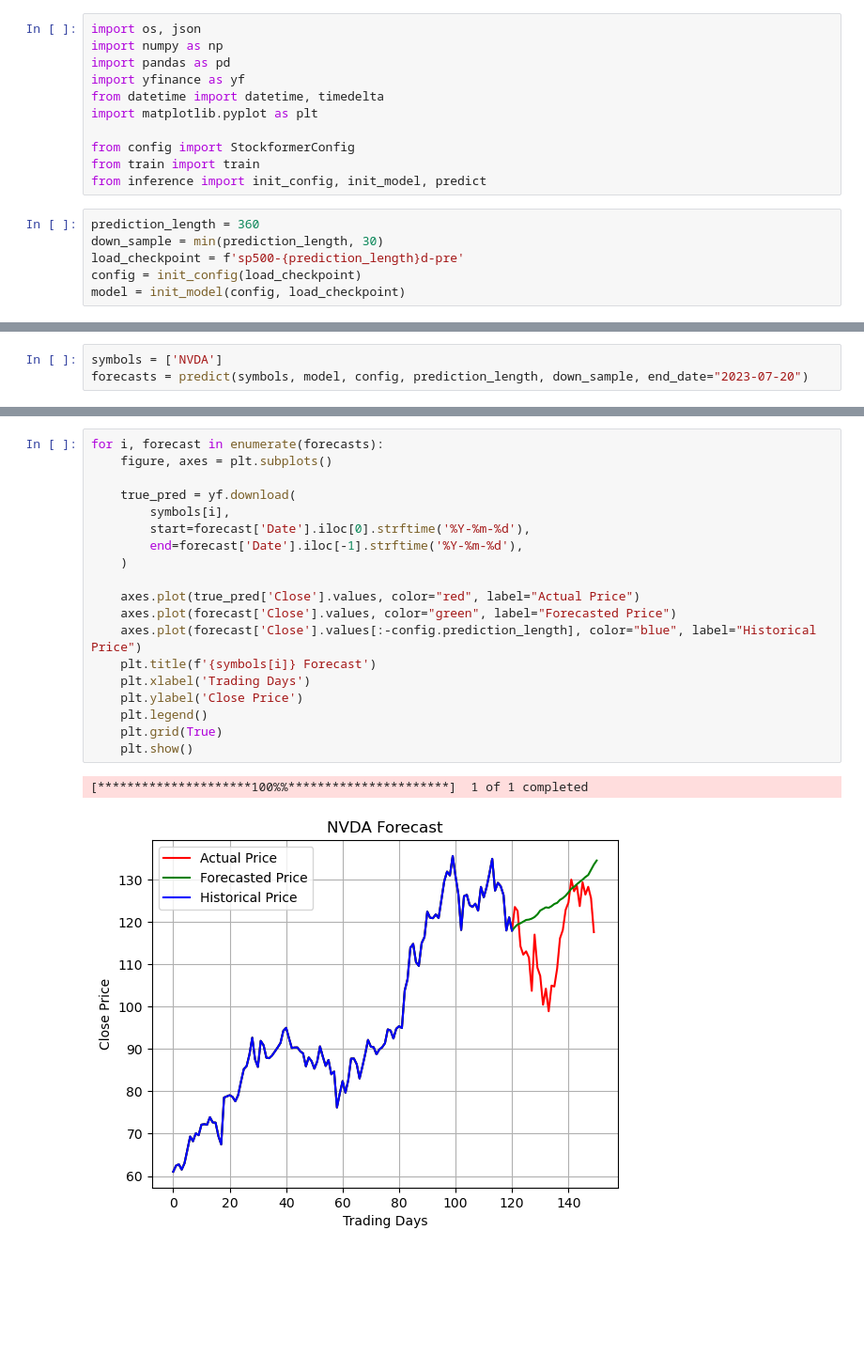
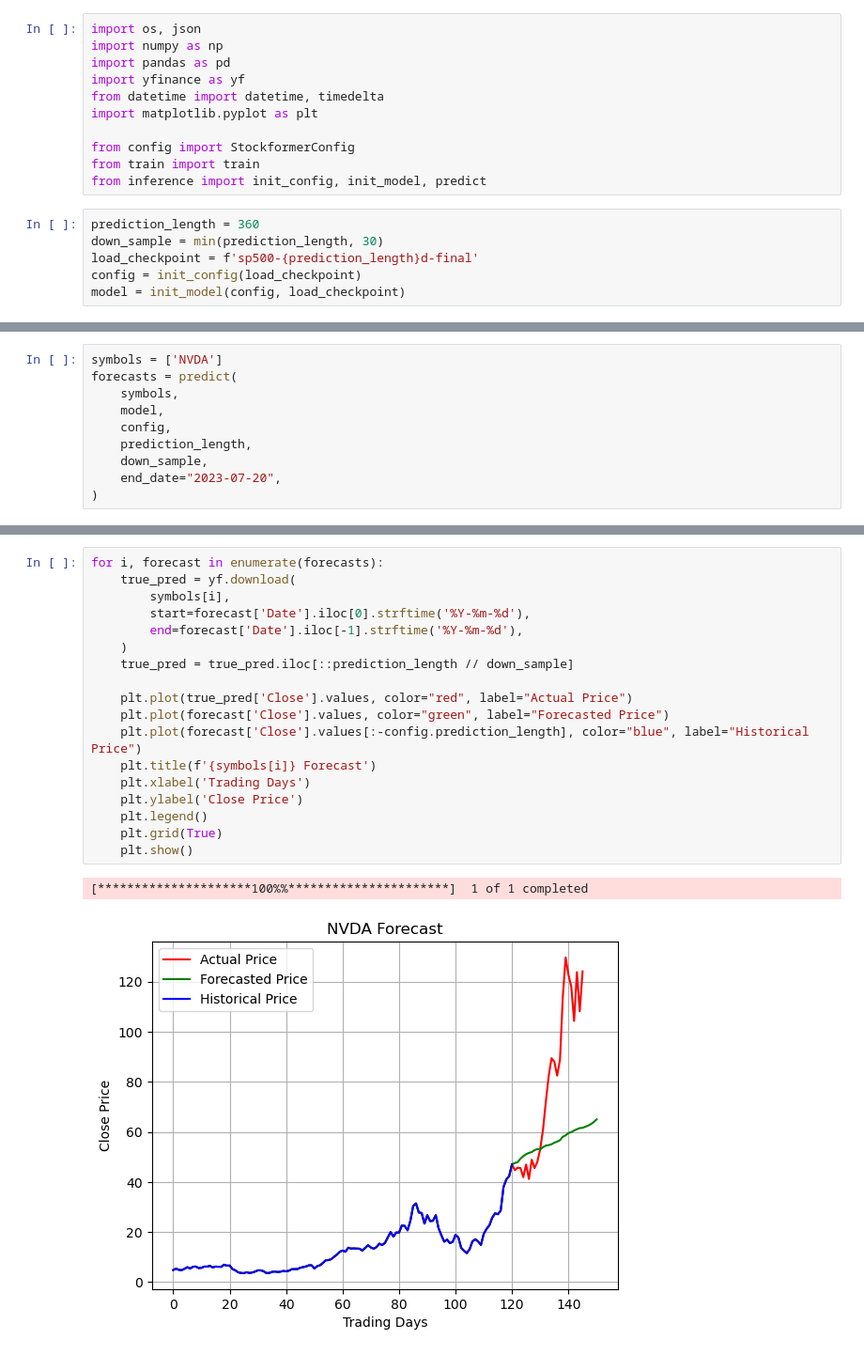
Before and after one commit to maningtian/Ningtian-Ma, a Jupyter notebook: code/stockformer/eval.ipynb, the cells around one changed output, grey strips where cells are left out. Shown: that part at 94% size. Cells and saved outputs as stored; diff of their text form; blank space fills up the shorter version.

```diff
--- a/code/stockformer/eval.ipynb
+++ b/code/stockformer/eval.ipynb
@@ -12,7 +12,7 @@ from inference import init_config, init_model, predict
 # %%
 prediction_length = 360
 down_sample = min(prediction_length, 30)
-load_checkpoint = f'sp500-{prediction_length}d-pre'
+load_checkpoint = f'sp500-{prediction_length}d-final'
 config = init_config(load_checkpoint)
 model = init_model(config, load_checkpoint)
 # %% [output]
@@ -21,5 +21,12 @@ Loading model checkpoint from path: /home/rajath/nvidia-workbench/stocker/portfo
 # %%
 symbols = ['NVDA']
-forecasts = predict(symbols, model, config, prediction_length, down_sample, end_date="2023-07-20")
+forecasts = predict(
+    symbols,
+    model,
+    config,
+    prediction_length,
+    down_sample,
+    end_date="2023-07-20",
+)
 # %% [output]
 [*********************100%%**********************]  1 of 1 completed
@@ -27,22 +49,21 @@ ValueError: input length 120 and time feature lengths 1729 does not match
 # %%
 for i, forecast in enumerate(forecasts):
-    figure, axes = plt.subplots()
-
     true_pred = yf.download(
         symbols[i],
         start=forecast['Date'].iloc[0].strftime('%Y-%m-%d'),
         end=forecast['Date'].iloc[-1].strftime('%Y-%m-%d'),
     )
+    true_pred = true_pred.iloc[::prediction_length // down_sample]
 
-    axes.plot(true_pred['Close'].values, color="red", label="Actual Price")
-    axes.plot(forecast['Close'].values, color="green", label="Forecasted Price")
-    axes.plot(forecast['Close'].values[:-config.prediction_length], color="blue", label="Historical Price")
+    plt.plot(true_pred['Close'].values, color="red", label="Actual Price")
+    plt.plot(forecast['Close'].values, color="green", label="Forecasted Price")
+    plt.plot(forecast['Close'].values[:-config.prediction_length], color="blue", label="Historical Price")
     plt.title(f'{symbols[i]} Forecast')
     plt.xlabel('Trading Days')
     plt.ylabel('Close Price')
     plt.legend()
     plt.grid(True)
     plt.show()
 # %% [output]
 [*********************100%%**********************]  1 of 1 completed
-[figure, old version]
+[figure, new version]
```
Also changed, not shown: parts of 5 cells of this notebook, 10 other files.
